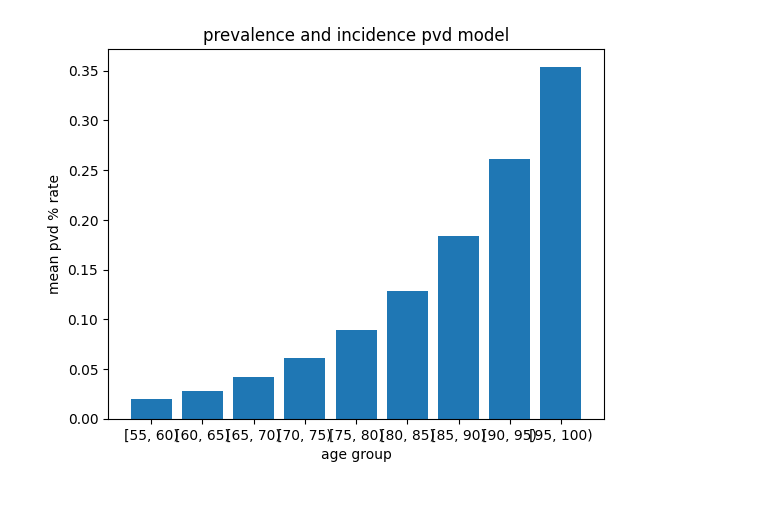
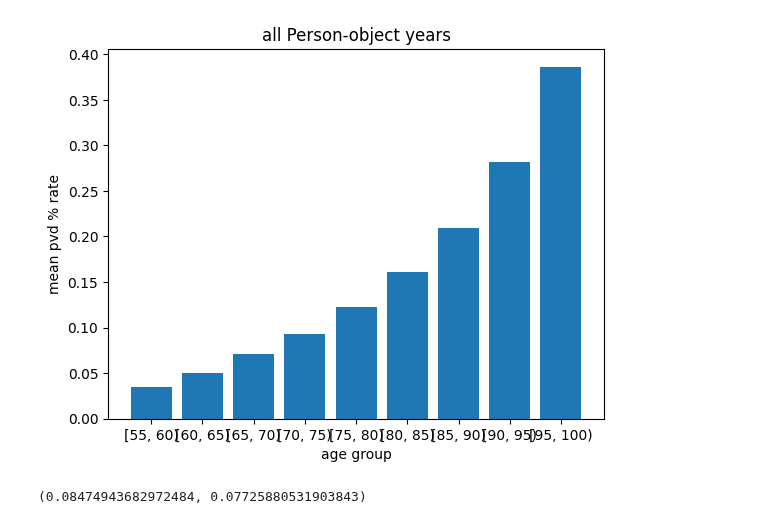
Before and after one commit to deligkaris/microsimNotebooks, a Jupyter notebook: pvdModelValidation.ipynb, the cells around one changed output. Saved outputs shown, nothing was run; the diff lists cells and outputs as text; code cells hidden in the pictures.

```diff
--- a/pvdModelValidation.ipynb
+++ b/pvdModelValidation.ipynb
@@ -22,6 +16,6 @@ os.chdir(microsimDir)
 # %%
-popSize = 10000
-pop = NHANESDirectSamplePopulation(popSize, 2017, rng=rngStream)
+popSize = 100000
+pop = NHANESDirectSamplePopulation(popSize, 2017)
 # %%
 #do the bin counting for the baseline model
 ageList = list()
@@ -53,26 +62,26 @@ alive, dead = pop.advance_vectorized(150,rng=rngStream)
 # %%
 ageList = list()
 pvdList = list()
 for p in pop._people.iloc[:]:
-    ageList +=  p._age[1:]
-    pvdList += p._pvd[1:-1]
+    ageList +=  p._age
+    pvdList += p._pvd
 
 basePvd = pd.DataFrame(list(zip(ageList,pvdList)), columns=["age","pvd"])
 basePvd["age"]=basePvd["age"].astype('int')
 basePvd["ageInterval"] = pd.cut(basePvd["age"], bins=[10,55,60,65,70,75,80,85,90,95,100],right=False)
 
 basePvdMeansByAgeGroup = basePvd.groupby("ageInterval").agg({'pvd' : 'mean'})
 basePvdMeansByAgeGroup["labels"] = [f"[{x.left}, {x.right})" for x in  basePvdMeansByAgeGroup.index.array]
 
 labels = basePvdMeansByAgeGroup["labels"].values.tolist()[1:]
 values = [x[0] for x in basePvdMeansByAgeGroup.values[1:]]
 
 fig, ax = plt.subplots()
 ax.bar(labels, values)
 plt.xlabel("age group")
 plt.ylabel("mean pvd % rate")
-plt.title("prevalence and incidence pvd model")
+plt.title("all Person-object years")
 plt.show()
 # %% [output]
-[figure, old version]
+[figure, new version]
 # %%
@@ -79,0 +93,4 @@ alive.head()
+# %%
+np.mean(malePVD), np.mean(femalePVD)
+# %% [output]
+(0.08474943682972484, 0.07725880531903843)
```
Also changed, not shown: parts of 16 cells of this notebook, 2 other files.
